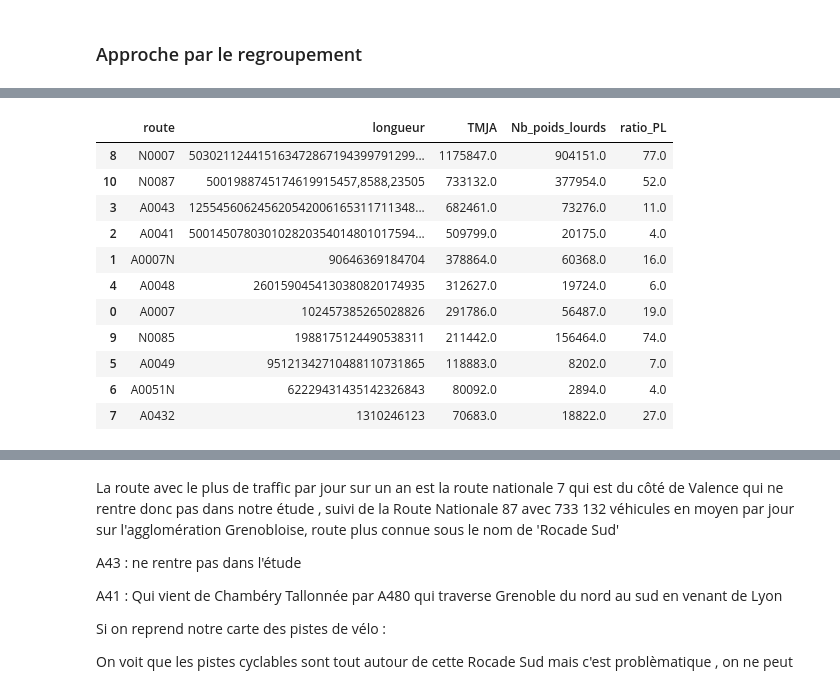
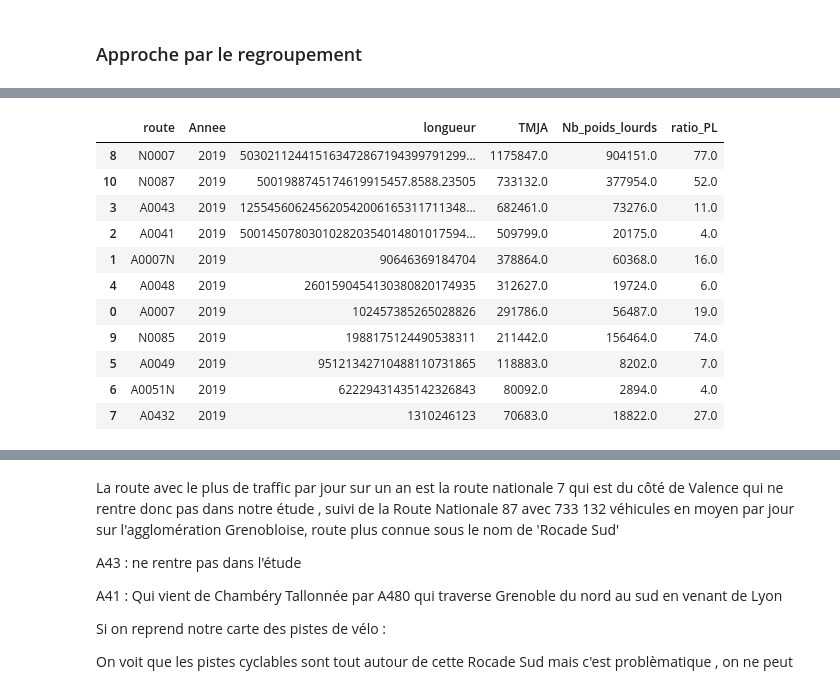
Before and after one commit to Flotauv/Projet_Data_Innovant-, a Jupyter notebook: Projet_FLO.ipynb, the cells around one changed output, grey strips where cells are left out. Drawn from its saved outputs; the diff is of its cells as text; code cells hidden in the pictures.

```diff
--- a/Projet_FLO.ipynb
+++ b/Projet_FLO.ipynb
@@ -188,0 +294,12 @@ df_piste = pd.read_csv('pistes_cyclables.xls')
+# %%
+L_lat=[]
+L_long=[]
+test = df_piste[['lat','long']]
+for lat,lon in zip(test['lat'],test['long']):
+  L_lat.append(float(lat))
+  L_long.append(float(lon))
+
+data = pd.DataFrame({
+    'lat' : L_lat,
+    'lon' : L_long,
+})
@@ -266,3 +433,6 @@ None
 L_communes = [38185,38421,38563,38239] #Grenoble , Saint martin d'heres , Voiron , Moirans
 # %%
 df_traffic = pd.read_csv('tmj_axes_routier.csv',sep=';')
+# %%
+df_traffic['dateReferentiel'] = pd.to_datetime(df_traffic['dateReferentiel'])
+df_traffic['Annee'] = df_traffic['dateReferentiel'].dt.year
@@ -415,21 +566,19 @@ df_traffic['ratio_PL']=df_traffic['ratio_PL']/100
 # %%
 df_traffic['Nb_poids_lourds'] = round(df_traffic['TMJA']* df_traffic['ratio_PL'])
 # %%
-df_axes = df_traffic.groupby('route')[['longueur','TMJA','Nb_poids_lourds']].sum().reset_index().sort_values(by='TMJA',ascending=False)
+df_axes = df_traffic.groupby(['route','Annee'])[['longueur','TMJA','Nb_poids_lourds']].sum().reset_index().sort_values(by='TMJA',ascending=False)
 
 df_axes['ratio_PL']=round((df_axes['Nb_poids_lourds']/df_axes['TMJA'])*100)
-
-df_axes
 # %% [output]
-|  | route | longueur | TMJA | Nb_poids_lourds | ratio_PL |
-| 8 | N0007 | 503021124415163472867194399791299... | 1175847.0 | 904151.0 | 77.0 |
-| 10 | N0087 | 5001988745174619915457,8588,23505 | 733132.0 | 377954.0 | 52.0 |
-| 3 | A0043 | 125545606245620542006165311711348... | 682461.0 | 73276.0 | 11.0 |
-| 2 | A0041 | 500145078030102820354014801017594... | 509799.0 | 20175.0 | 4.0 |
-| 1 | A0007N | 90646369184704 | 378864.0 | 60368.0 | 16.0 |
-| 4 | A0048 | 2601590454130380820174935 | 312627.0 | 19724.0 | 6.0 |
-| 0 | A0007 | 102457385265028826 | 291786.0 | 56487.0 | 19.0 |
-| 9 | N0085 | 1988175124490538311 | 211442.0 | 156464.0 | 74.0 |
-| 5 | A0049 | 95121342710488110731865 | 118883.0 | 8202.0 | 7.0 |
-| 6 | A0051N | 62229431435142326843 | 80092.0 | 2894.0 | 4.0 |
-| 7 | A0432 | 1310246123 | 70683.0 | 18822.0 | 27.0 |
+|  | route | Annee | longueur | TMJA | Nb_poids_lourds | ratio_PL |
+| 8 | N0007 | 2019 | 503021124415163472867194399791299... | 1175847.0 | 904151.0 | 77.0 |
+| 10 | N0087 | 2019 | 5001988745174619915457.8588.23505 | 733132.0 | 377954.0 | 52.0 |
+| 3 | A0043 | 2019 | 125545606245620542006165311711348... | 682461.0 | 73276.0 | 11.0 |
+| 2 | A0041 | 2019 | 500145078030102820354014801017594... | 509799.0 | 20175.0 | 4.0 |
+| 1 | A0007N | 2019 | 90646369184704 | 378864.0 | 60368.0 | 16.0 |
+| 4 | A0048 | 2019 | 2601590454130380820174935 | 312627.0 | 19724.0 | 6.0 |
+| 0 | A0007 | 2019 | 102457385265028826 | 291786.0 | 56487.0 | 19.0 |
+| 9 | N0085 | 2019 | 1988175124490538311 | 211442.0 | 156464.0 | 74.0 |
+| 5 | A0049 | 2019 | 95121342710488110731865 | 118883.0 | 8202.0 | 7.0 |
+| 6 | A0051N | 2019 | 62229431435142326843 | 80092.0 | 2894.0 | 4.0 |
+| 7 | A0432 | 2019 | 1310246123 | 70683.0 | 18822.0 | 27.0 |
```
Also changed, not shown: parts of 53 cells of this notebook, 15 other files.
